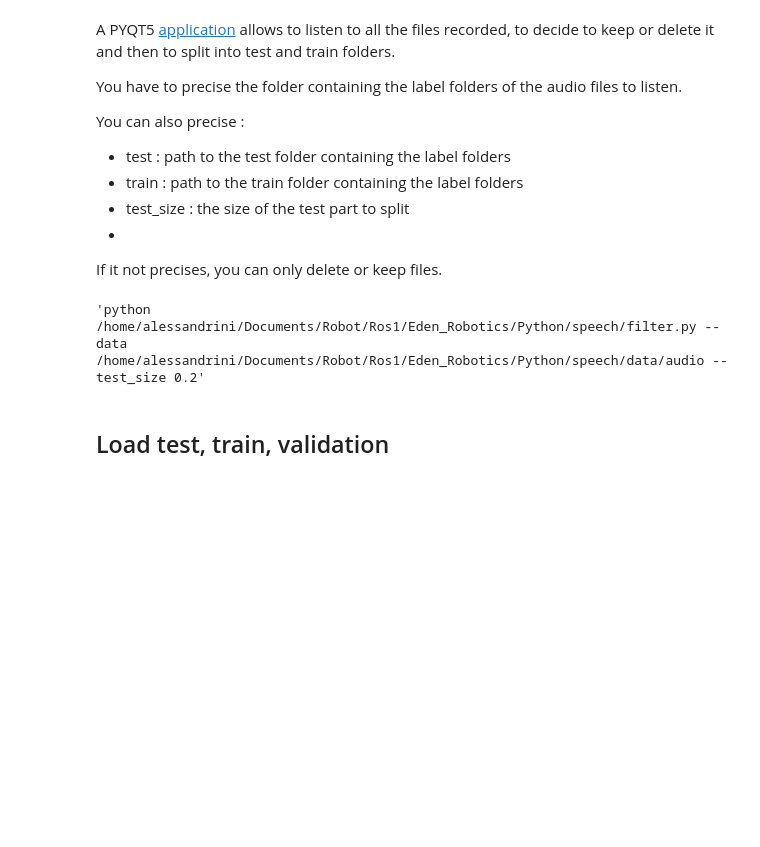
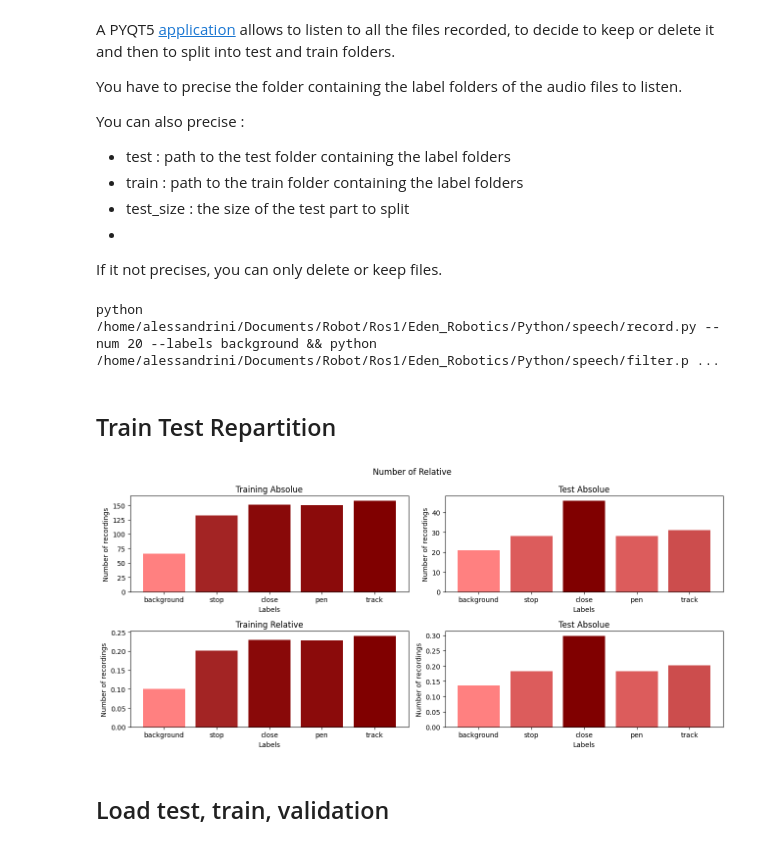
Before and after one commit to AlessandriniAntoine/Eden_Robotics, a Jupyter notebook: Python/speech/main.ipynb, the cells around one changed output. Saved outputs shown, nothing was run; the diff lists cells and outputs as text; code cells hidden in the pictures; blank space fills up the shorter version.

```diff
--- a/Python/speech/main.ipynb
+++ b/Python/speech/main.ipynb
@@ -141,6 +142,10 @@ You can also precise :
 If it not precises, you can only delete or keep files.
 # %%
 # pyqt5 application
-f'python {files["FILTER_PY"]} --audio {paths["AUDIO_PATH"]} --test {paths["TEST_PATH"]} --train {paths["TRAIN_PATH"]} --test_size 0.2'
+command_app = f'python {files["FILTER_PY"]} --audio {paths["FILES_PATH"]} --test {paths["TEST_PATH"]} --train {paths["TRAIN_PATH"]} --test_size {test_size}'
-# %% [output]
-'python /home/alessandrini/Documents/Robot/Ros1/Eden_Robotics/Python/speech/filter.py --data /home/alessandrini/Documents/Robot/Ros1/Eden_Robotics/Python/speech/data/audio --test_size 0.2'
+# %%
+print(f'{command_record} && {command_app}')
+# %% [output]
+python /home/alessandrini/Documents/Robot/Ros1/Eden_Robotics/Python/speech/record.py --num 20 --labels background && python /home/alessandrini/Documents/Robot/Ros1/Eden_Robotics/Python/speech/filter.p ...
+# %% [markdown]
+## Train Test Repartition
@@ -147,3 +158,58 @@ f'python {files["FILTER_PY"]} --audio {paths["AUDIO_PATH"]} --test {paths["TEST_
+# %%
+def color(array) :
+    data_normalizer = mp.colors.Normalize()
+    color_map = mp.colors.LinearSegmentedColormap(
+        "my_map",
+        {
+            "red": [(0, 1.0, 1.0),
+                (1.0, .5, .5)],
+            "green": [(0, 0.5, 0.5),
+                (1.0, 0, 0)],
+            "blue": [(0, 0.50, 0.5),
+                (1.0, 0, 0)]
+        }
+    )
+    return color_map(data_normalizer(array))
+# %%
+train_labels = os.listdir(paths['TRAIN_PATH'])
+train_num_labels = np.array([len(os.listdir(os.path.join(paths['TRAIN_PATH'],label))) for label in train_labels])
+
+test_labels = os.listdir(paths['TEST_PATH'])
+test_num_labels = np.array([len(os.listdir(os.path.join(paths['TEST_PATH'],label))) for label in test_labels])
+
+
+fig, axes = plt.subplots(2, 2, figsize=(13, 6))
+
+ax = axes[0][0]
+ax.bar(train_labels,train_num_labels,color=color(train_num_labels))
+ax.set_xlabel('Labels')
+ax.set_ylabel('Number of recordings')
+ax.set_title('Training Absolue')
+
+
+ax = axes[0][1]
+ax.bar(test_labels,test_num_labels,color=color(test_num_labels))
+ax.set_xlabel('Labels')
+ax.set_ylabel('Number of recordings')
+ax.set_title('Test Absolue')
+
+ax = axes[1][0]
+ax.bar(train_labels,train_num_labels/np.sum(train_num_labels),color=color(train_num_labels/np.sum(train_num_labels)))
+ax.set_xlabel('Labels')
+ax.set_ylabel('Number of recordings')
+ax.set_title('Training Relative')
+
+
+ax = axes[1][1]
+ax.bar(test_labels,test_num_labels/np.sum(test_num_labels),color=color(test_num_labels/np.sum(test_num_labels)))
+ax.set_xlabel('Labels')
+ax.set_ylabel('Number of recordings')
+ax.set_title('Test Absolue')
+fig.suptitle('Number of Relative')
+fig.tight_layout()
+plt.show()
+# %% [output]
+[figure, added]
 # %% [markdown]
 ## Load test, train, validation
 # %%
```
Also changed, not shown: parts of 37 cells of this notebook, 28 other files.
